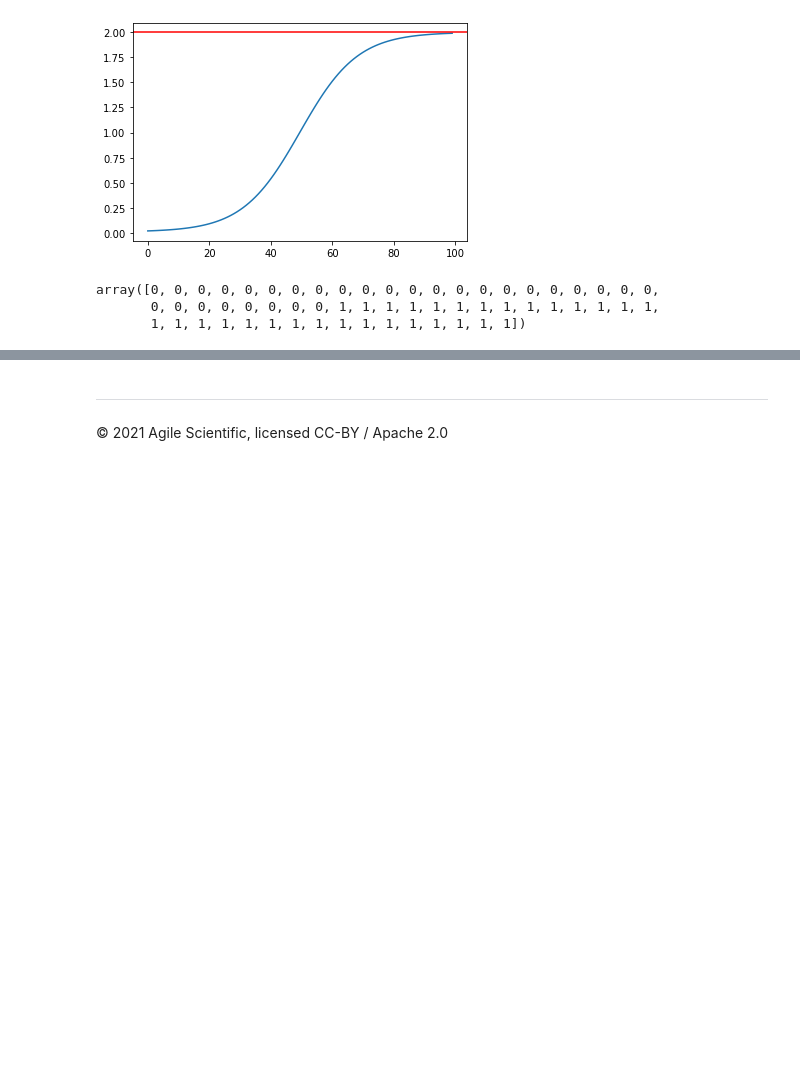
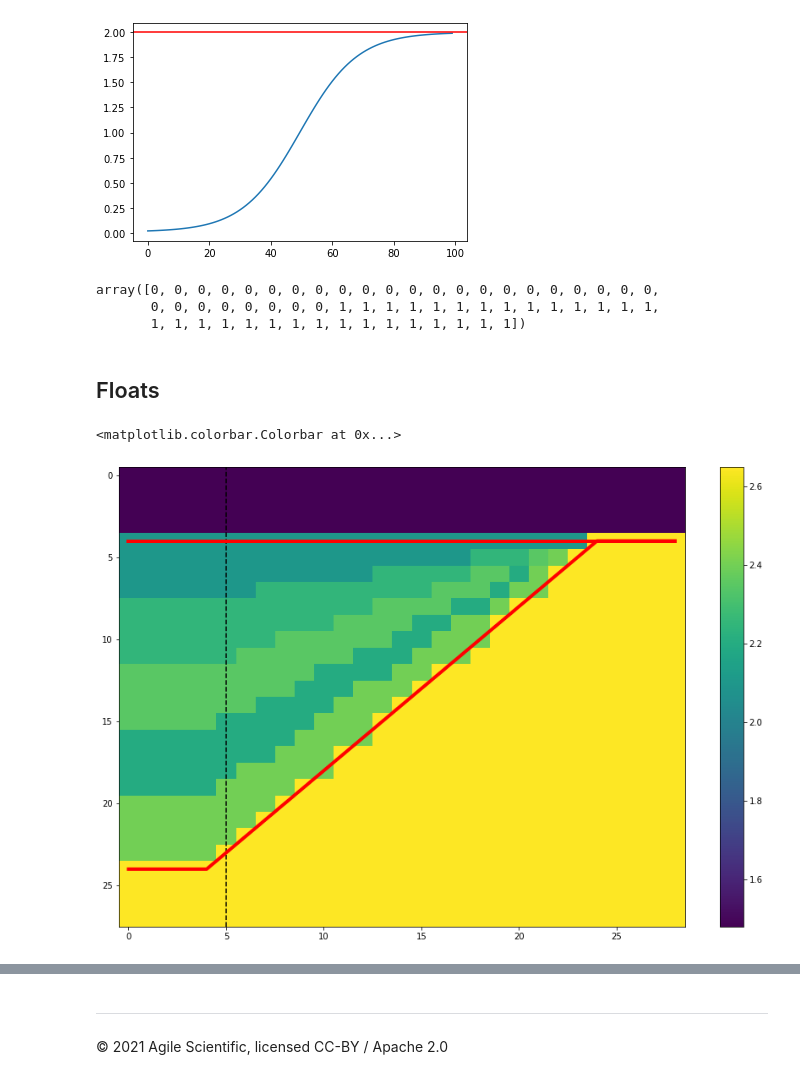
Before and after one commit to agilescientific/in-bruges, a Jupyter notebook: notebooks_dev/Wedges_flexible.ipynb, the cells around one changed output, grey strips where cells are left out. Drawn from its saved outputs; the diff is of its cells as text; code cells hidden in the pictures; blank space fills up the shorter version.

```diff
--- a/notebooks_dev/Wedges_flexible.ipynb
+++ b/notebooks_dev/Wedges_flexible.ipynb
@@ -222,3 +230,22 @@ def wedge(depth=(30, 40, 30),
 
     Wedge = namedtuple('Wedge', ['wedge', 'top', 'base', 'reference'])
     return Wedge(wedge.T, top, base, ref)
+# %% [markdown]
+## Floats
+# %%
+w, top, base, ref = wedge(depth=(4., 20, 4),
+                          width=(4, 21, 4),
+                          strat=(1.48, (2.10, 2.25, 2.35, 2.20, 2.40), 2.65),
+                          thickness=(1, 0.),
+                          mode='linear',
+                         )
+
+plt.figure(figsize=(15, 10))
+plt.imshow(w, aspect='auto', interpolation='none')
+plt.axvline(ref, color='k', ls='--')
+plt.plot(top, 'r-', lw=4)
+plt.plot(base, 'r-', lw=4)
+plt.colorbar()
+# %% [output]
+<matplotlib.colorbar.Colorbar at 0x...>
+[figure, added]
```
Also changed, not shown: parts of 10 cells of this notebook, 1 other file.
